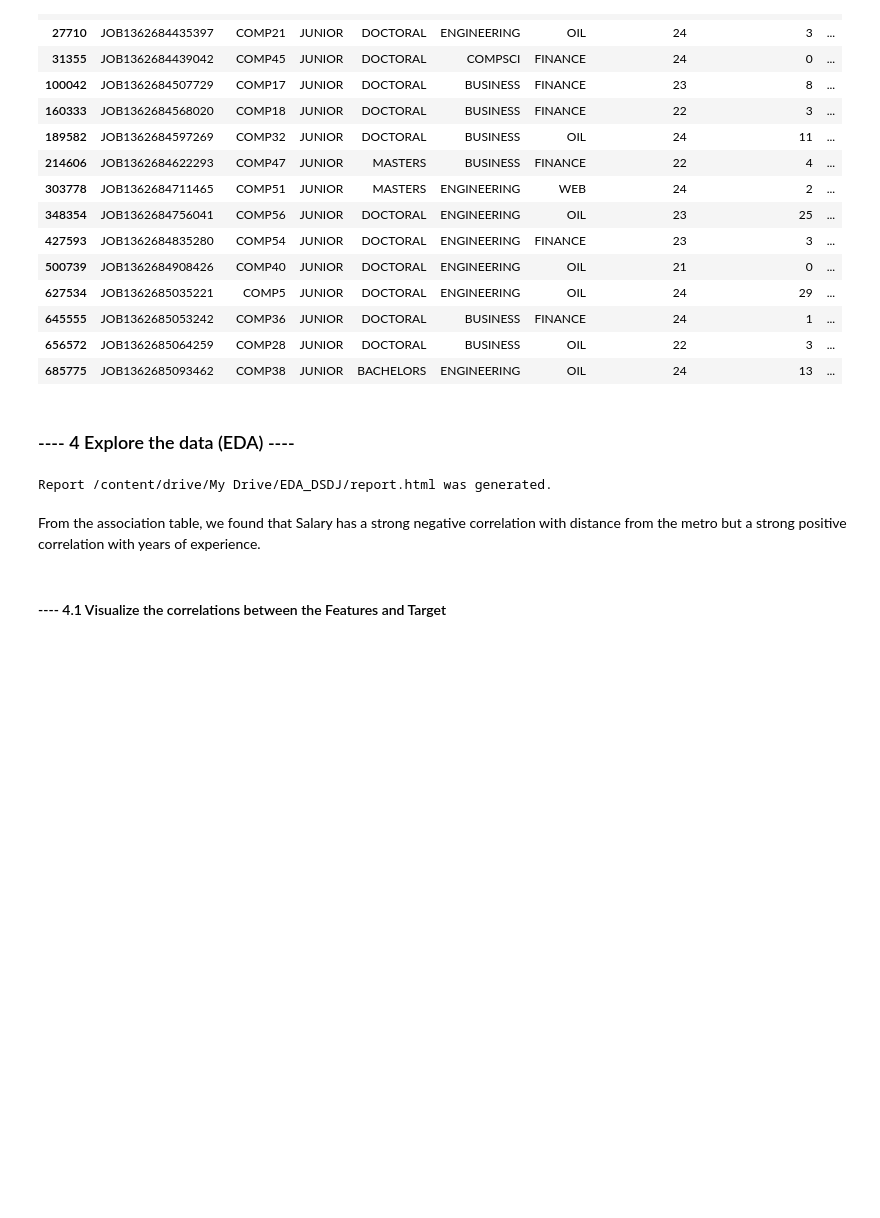
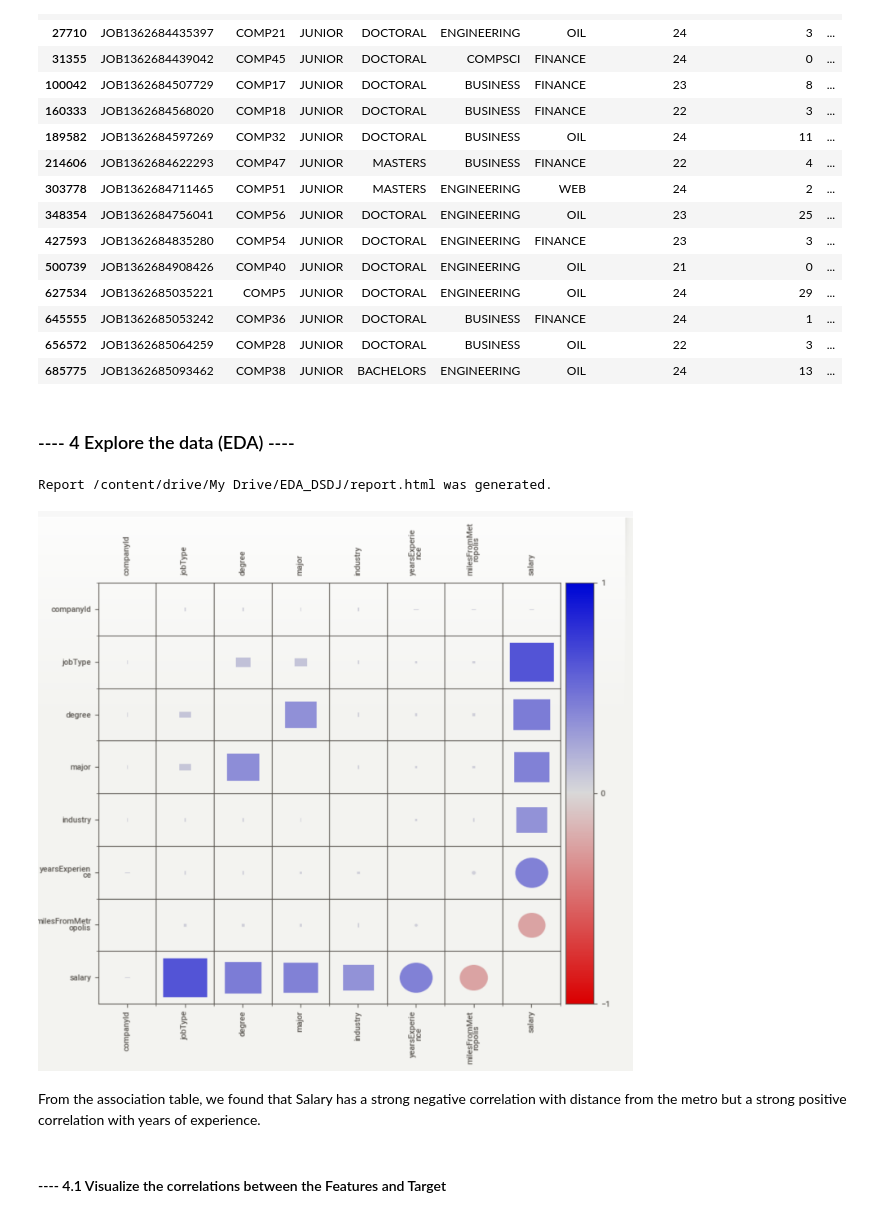
Before and after one commit to chablis8/Projects, a Jupyter notebook: Salary_Prediction_01.ipynb, the cells around one changed output. Cells and saved outputs as stored; diff of their text form; code cells hidden in the pictures; blank space fills up the shorter version.

```diff
--- a/Salary_Prediction_01.ipynb
+++ b/Salary_Prediction_01.ipynb
@@ -223,6 +224,10 @@ Report /content/drive/My Drive/EDA_DSDJ/report.html was generated.
 # %%
 from IPython.display import HTML
 HTML('/content/drive/My Drive/EDA_DSDJ/report.html')
+# %%
+Image(filename = "/content/drive/MyDrive/EDA_DSDJ/corr.png",width = 600, height = 600)
+# %% [output]
+[figure, added]
 # %% [markdown]
 From the association table, we found that Salary has a strong negative correlation with distance from the metro but a strong positive correlation with years of experience.
 # %%
```
Also changed, not shown: parts of 1 cell of this notebook.
